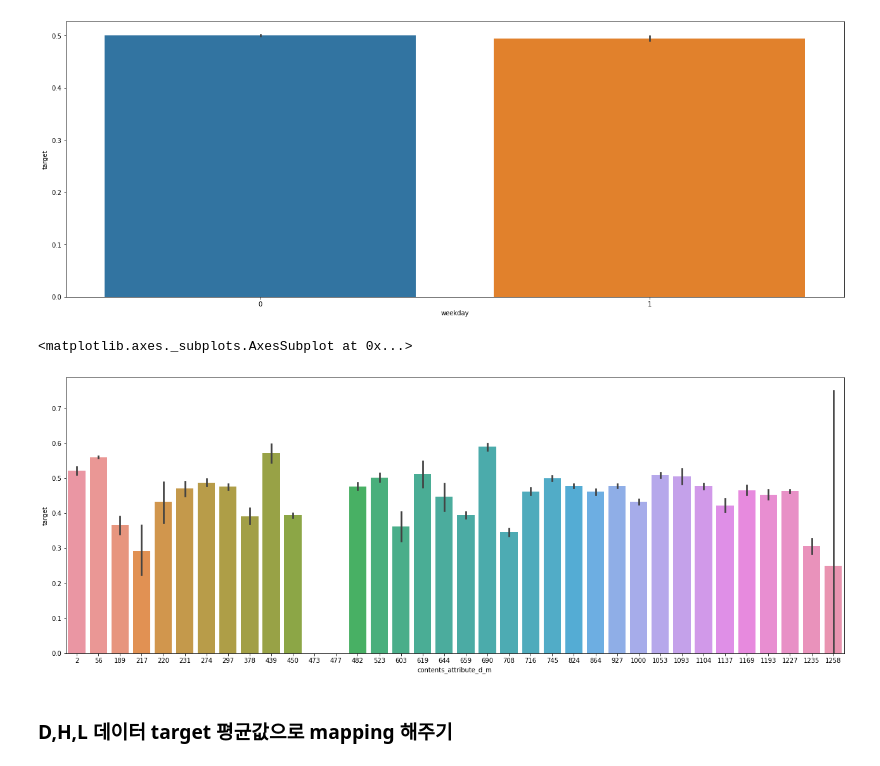
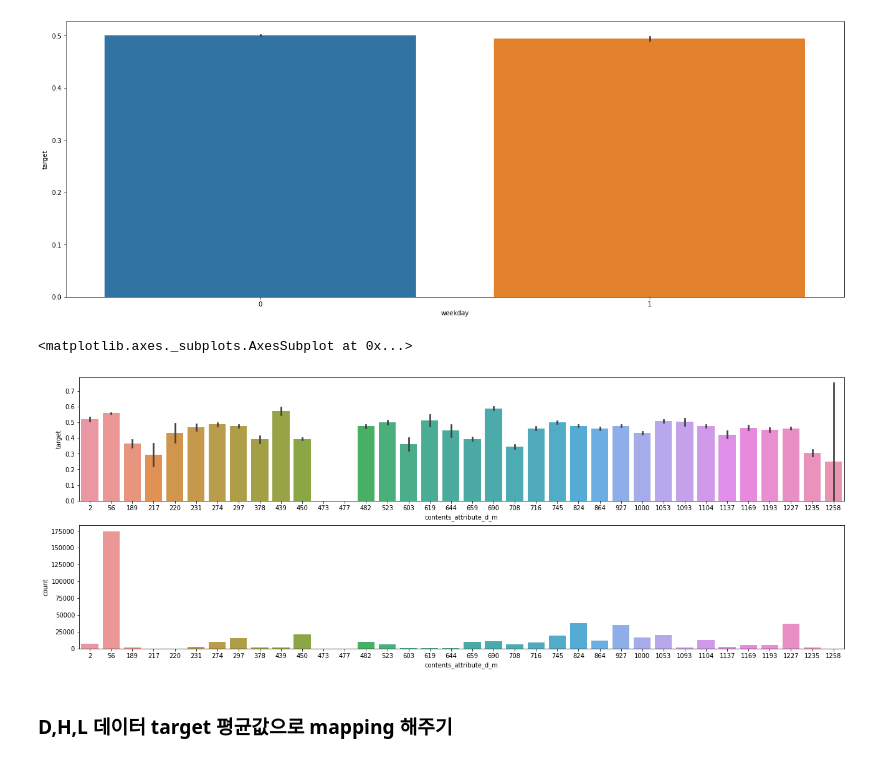
Before and after one commit to Proj-Caliber/Job-Care, a Jupyter notebook: Feature Engineering.ipynb, the cells around one changed output. Saved outputs shown, nothing was run; the diff lists cells and outputs as text; code cells hidden in the pictures.

```diff
--- a/Feature Engineering.ipynb
+++ b/Feature Engineering.ipynb
@@ -223,9 +223,3 @@ Name: contents_attribute_d_m, dtype: int64
 ##################### 1258 #############################
 1258    4
 Name: contents_attribute_d_m, dtype: int64
-# %%
-for i in train['person_prefer_d_1_l'].unique():
-
-    plt.figure(figsize = (22,8))
-
-    sns.barplot(data = train_data[train_data['person_prefer_d_1_l'] == i], x = 'person_prefer_d_1_l', y = 'target', hue = 'person_prefer_d_1_m')
@@ -284,8 +225,0 @@ sns.barplot(data = train_data, x = 'contents_attribute_h_m', y = 'target', ax =
-# %%
-# train_data['contents_attribute_i']
-
-for i in train_data['person_prefer_h_1_l'].unique():
-
-    plt.figure(figsize = (22,8))
-    sns.barplot(data = train_data[train_data['person_prefer_h_1_l'] == i], x = 'person_prefer_h_1_l', y = 'target', hue = 'contents_attribute_i')
-    plt.show()
@@ -501,7 +382,8 @@ change_date = ['2020-01-01', '2020-01-24', '2020-04-30','2020-05-05','2020-08-17
 for i in train_data.index:
     if train_data.loc[i, 'date'] in change_date:
 
-        train_data.loc[i, 'weekday'] = 1
+        train_data.loc[i,'weekday'] = 1
+        train_data.loc[i,'weekend'] = 6
 # %%
 # ??? 영향이 없나...? ㅎㅎ
 plt.figure(figsize = (22,8))
@@ -510,10 +392,11 @@ sns.barplot(data = train_data, x = 'weekday', y = 'target')
 <matplotlib.axes._subplots.AxesSubplot at 0x...>
 [figure]
 # %%
-plt.figure(figsize = (22,8))
-sns.barplot(data = train_data, x = 'contents_attribute_d_m', y = 'target')
+fig, ax = plt.subplots(nrows = 2,figsize = (22,8))
+sns.barplot(data = train_data, x = 'contents_attribute_d_m', y = 'target', ax = ax[0])
+sns.countplot(train_data['contents_attribute_d_m'], ax = ax[1])
 # %% [output]
 <matplotlib.axes._subplots.AxesSubplot at 0x...>
-[figure, old version]
+[figure, new version]
 # %% [markdown]
 ### D,H,L 데이터 target 평균값으로 mapping 해주기
```
Also changed, not shown: parts of 42 cells of this notebook.
